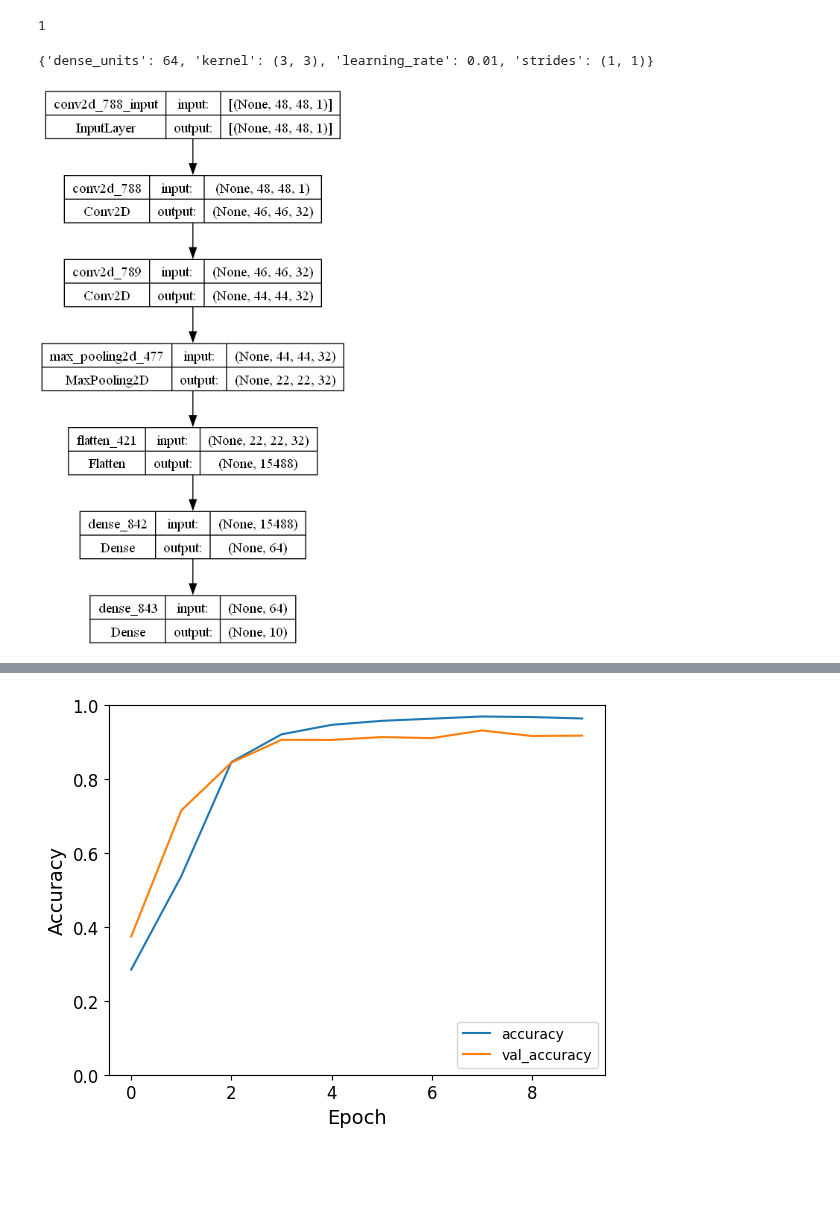
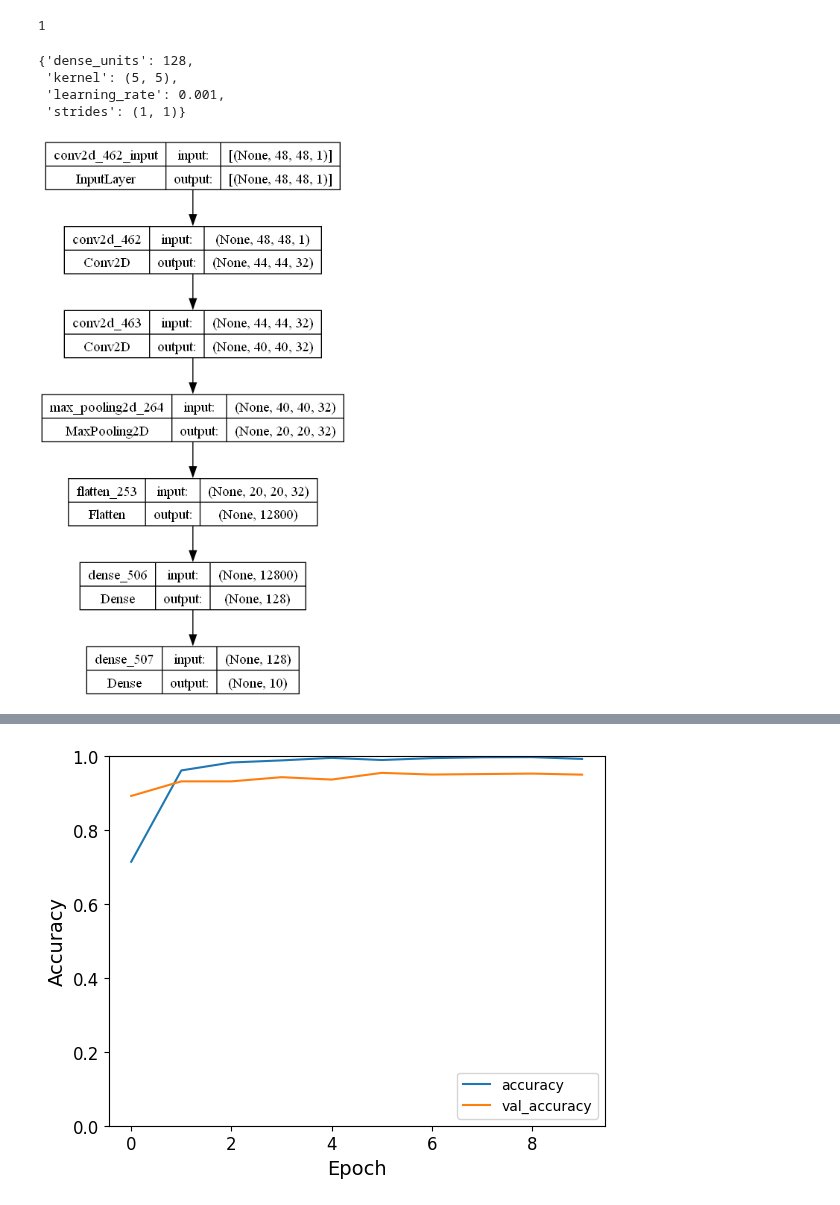
Before and after one commit to farheenfab/DMML-GroupProject, a Jupyter notebook: CW/CW - Part 4.ipynb, the cells around one changed output, grey strips where cells are left out. Drawn from its saved outputs; the diff is of its cells as text; code cells hidden in the pictures; blank space fills up the shorter version.

```diff
--- a/CW/CW - Part 4.ipynb
+++ b/CW/CW - Part 4.ipynb
@@ -458,12 +458,10 @@ results_df
 # %%
 from sklearn.model_selection import ParameterGrid
-
-
 
 param_grid = {
     # 'batch_size': [32, 64, 128],
     'epochs': [1],
-    'learning_rate': [0.01],
+    'learning_rate': [0.01,0.001],
     'kernel': [(3, 3), (5, 5)],
     'strides': [(1, 1), (2, 2)],
     # 'filters': [32, 64, 128],
@@ -646,18 +697,21 @@ best_params.pop('epochs',None)
 # %%
 best_params
 # %% [output]
-{'dense_units': 64, 'kernel': (3, 3), 'learning_rate': 0.01, 'strides': (1, 1)}
+{'dense_units': 128,
+ 'kernel': (5, 5),
+ 'learning_rate': 0.001,
+ 'strides': (1, 1)}
 # %%
 from tensorflow import keras
 
 model = create_cnn_ex2(**best_params)
 keras.utils.plot_model(model , show_shapes=True)
 # %% [output]
-[figure, old version]
+[figure, new version]
 # %%
-model = KerasClassifier(build_fn=create_cnn_ex, **best_params)
+model = KerasClassifier(build_fn=create_cnn_ex2, **best_params)
 results_dict, history=cross_validate_and_evaluate(x_train_reshaped, y_train,
                                                   x_test_reshaped, y_test,model,
-                                                  'M3 Best 0.001',epochs=epochs,batch_size=batch_size)
+                                                  'M3 CVsearch Best',epochs=epochs,batch_size=batch_size)
 plotHistory(history)
 # %% [output]
@@ -681,4 +735,4 @@ plotHistory(history)
-[figure, old version]
+[figure, new version]
 # %%
 results_df
 # %% [output]
```
Also changed, not shown: parts of 15 cells of this notebook, 1 other file.
